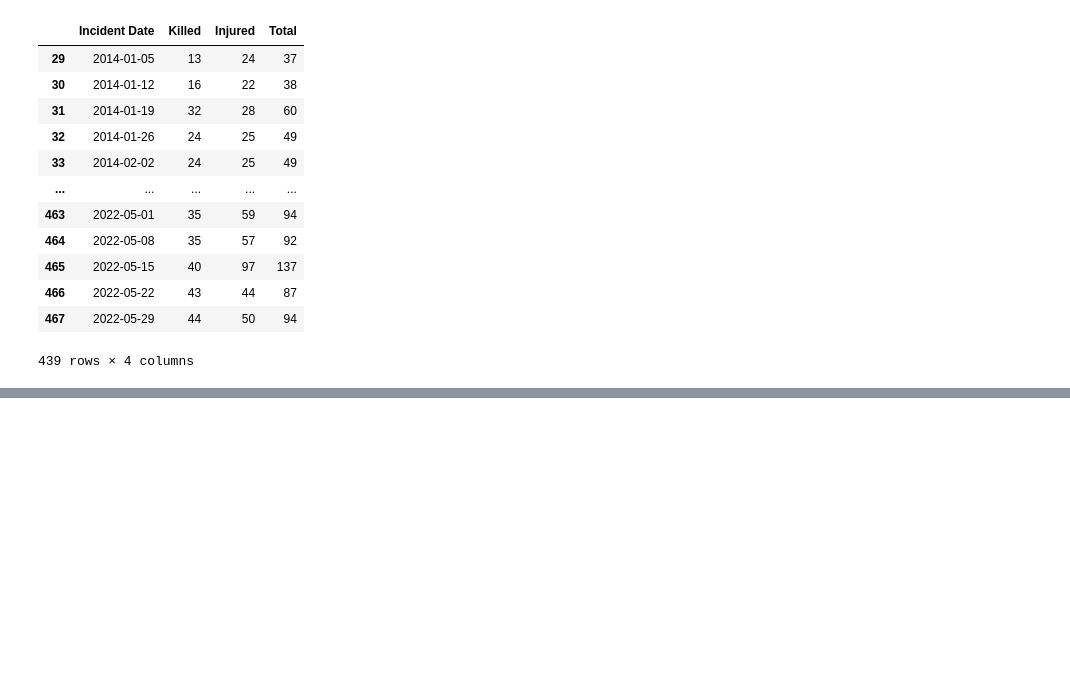
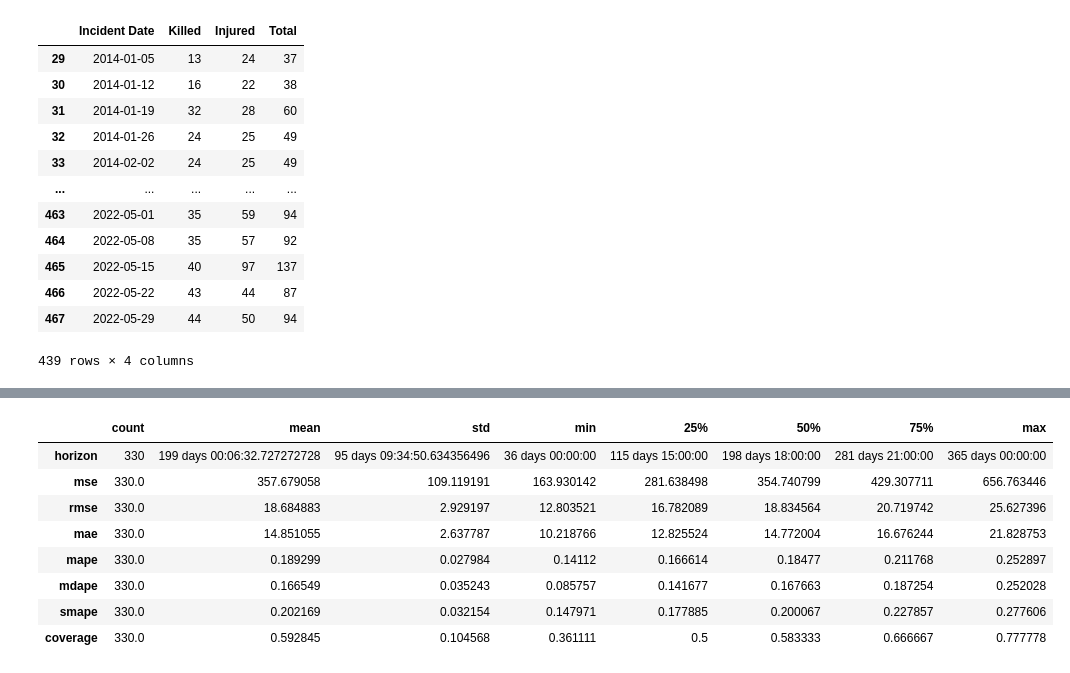
Before and after one commit to jarrettdev/US-Gun-Violence-Forecasting, a Jupyter notebook: gun-violence-prediction-ts-forecasting.ipynb, the cells around one changed output, grey strips where cells are left out. Cells and saved outputs as stored; diff of their text form; code cells hidden in the pictures; blank space fills up the shorter version.

```diff
--- a/gun-violence-prediction-ts-forecasting.ipynb
+++ b/gun-violence-prediction-ts-forecasting.ipynb
@@ -228,0 +294,12 @@ plot_plotly(m, forecast)
+# %%
+df_p.describe().T
+# %% [output]
+|  | count | mean | std | min | 25% | 50% | 75% | max |
+| horizon | 330 | 199 days 00:06:32.727272728 | 95 days 09:34:50.634356496 | 36 days 00:00:00 | 115 days 15:00:00 | 198 days 18:00:00 | 281 days 21:00:00 | 365 days 00:00:00 |
+| mse | 330.0 | 357.679058 | 109.119191 | 163.930142 | 281.638498 | 354.740799 | 429.307711 | 656.763446 |
+| rmse | 330.0 | 18.684883 | 2.929197 | 12.803521 | 16.782089 | 18.834564 | 20.719742 | 25.627396 |
+| mae | 330.0 | 14.851055 | 2.637787 | 10.218766 | 12.825524 | 14.772004 | 16.676244 | 21.828753 |
+| mape | 330.0 | 0.189299 | 0.027984 | 0.14112 | 0.166614 | 0.18477 | 0.211768 | 0.252897 |
+| mdape | 330.0 | 0.166549 | 0.035243 | 0.085757 | 0.141677 | 0.167663 | 0.187254 | 0.252028 |
+| smape | 330.0 | 0.202169 | 0.032154 | 0.147971 | 0.177885 | 0.200067 | 0.227857 | 0.277606 |
+| coverage | 330.0 | 0.592845 | 0.104568 | 0.361111 | 0.5 | 0.583333 | 0.666667 | 0.777778 |
```
Also changed, not shown: parts of 13 cells of this notebook.
